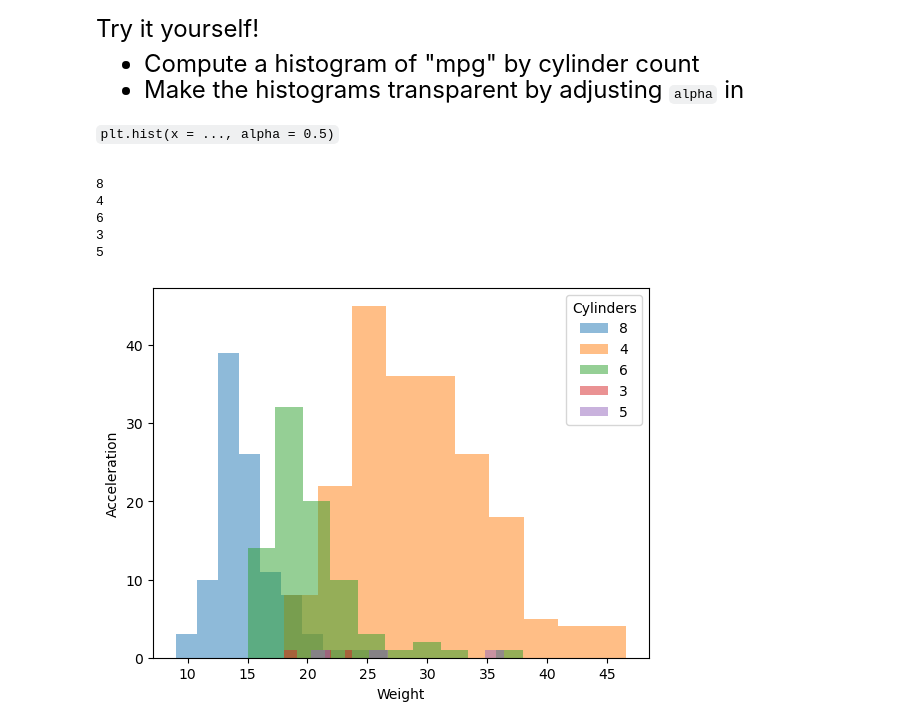
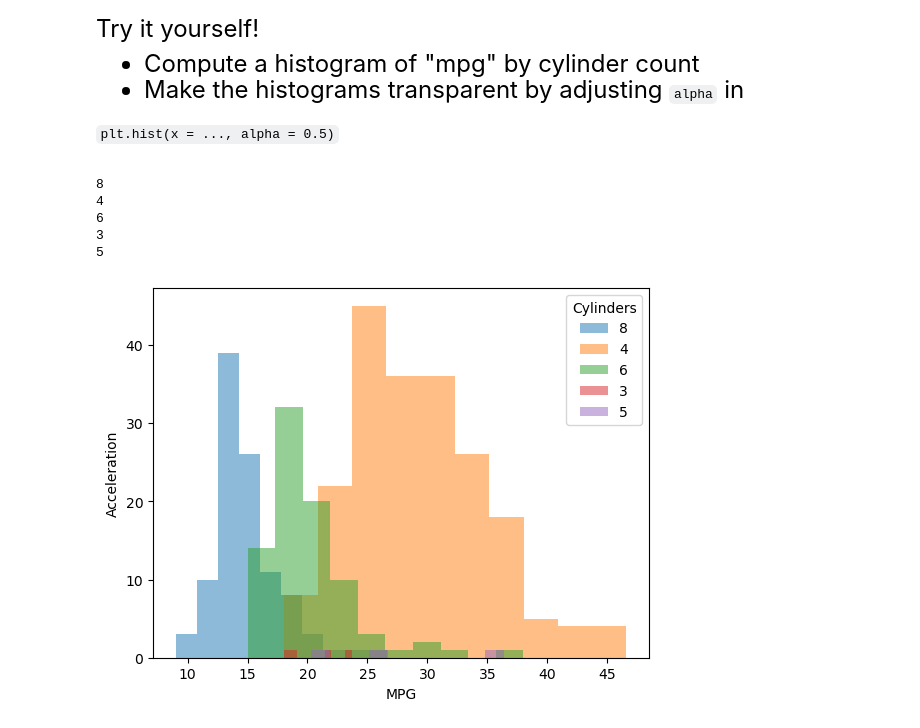
Before and after one commit to j-suave/emoryqtm151, a Jupyter notebook: Lecture 10/Lecture 10.ipynb, the cells around one changed output. Cells and saved outputs as stored; diff of their text form; code cells hidden in the pictures.

```diff
--- a/Lecture 10/Lecture 10.ipynb
+++ b/Lecture 10/Lecture 10.ipynb
@@ -399,26 +266,26 @@ Try it yourself!
 # %%
 # Write your own code
 
 list_unique_cylinders = pd.unique(carfeatures["cylinders"])
 
 # Use a for loop to plot a scatter plot between "weight" and "acceleration"
 # for each category. Each plot  will have a different color
 
 for category in list_unique_cylinders:
     print(category)
     df   = carfeatures.query("cylinders == @category")
     plt.hist(x = df["mpg"], alpha = .5)
 
 # Add labels and a legends
-plt.xlabel("Weight")
+plt.xlabel("MPG")
 plt.ylabel("Acceleration")
 plt.legend(labels = list_unique_cylinders,
            title  = "Cylinders")
 plt.show()
 # %% [output]
 8
 4
 6
 3
 5
-[figure, old version]
+[figure, new version]
```
Also changed, not shown: parts of 12 cells of this notebook, 8 other files.
